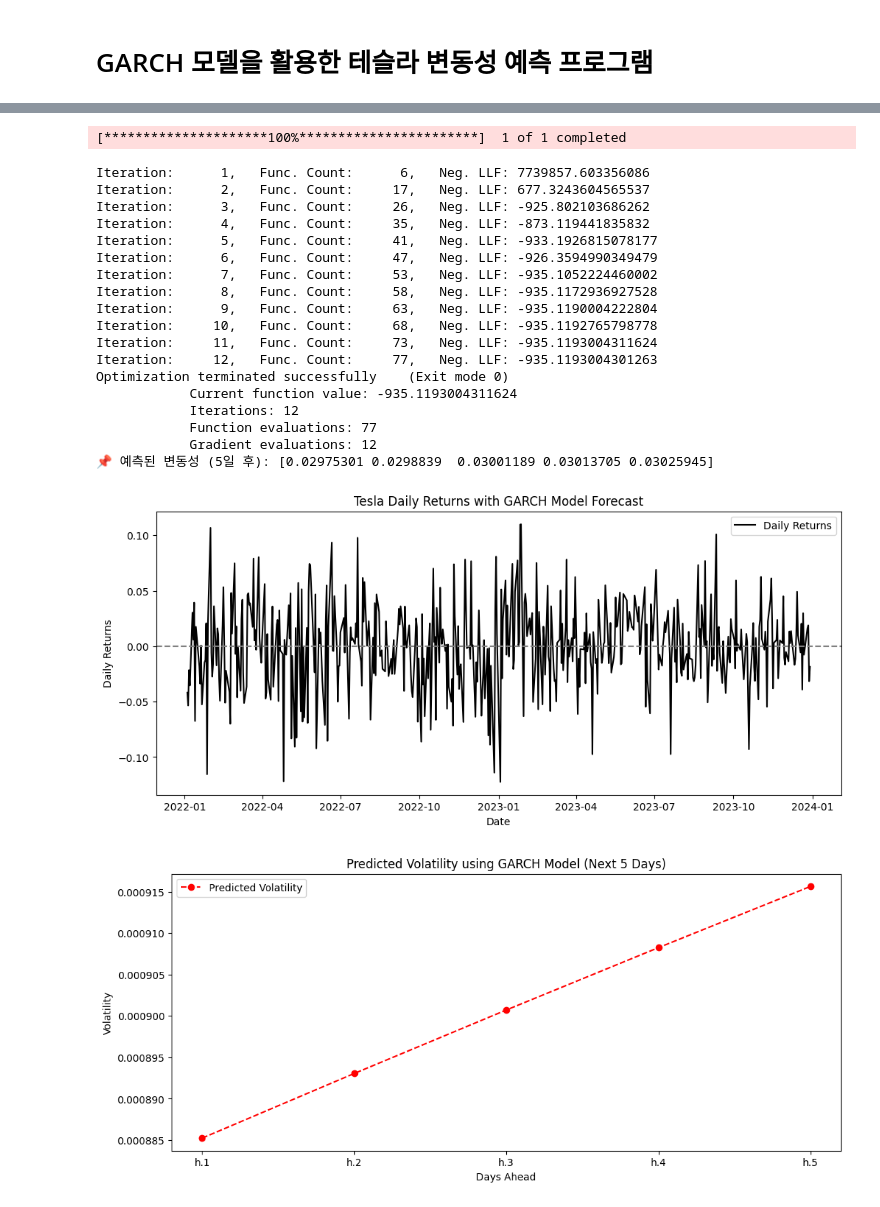
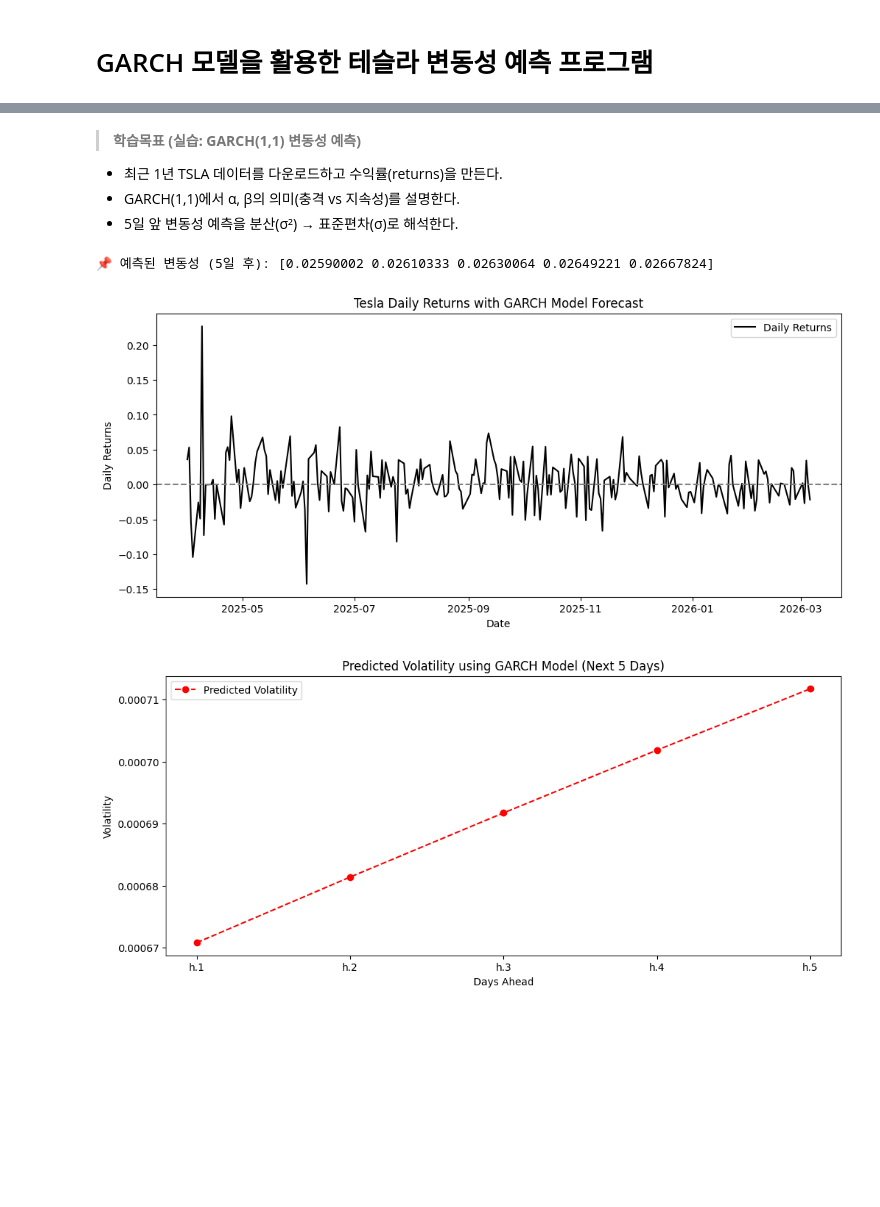
Before and after one commit to nhjung-phd/TimeSeriesAnalysis, a Jupyter notebook: notebooks/09_GARCH_volatility.ipynb, the cells around one changed output, grey strips where cells are left out. Saved outputs shown, nothing was run; the diff lists cells and outputs as text; code cells hidden in the pictures; blank space fills up the shorter version.

```diff
--- a/notebooks/09_GARCH_volatility.ipynb
+++ b/notebooks/09_GARCH_volatility.ipynb
@@ -21,3 +52,9 @@ Successfully installed arch-7.2.0
+# %% [markdown]
+> **학습목표 (실습: GARCH(1,1) 변동성 예측)**
+>
+- 최근 1년 TSLA 데이터를 다운로드하고 수익률(returns)을 만든다.
+- GARCH(1,1)에서 α, β의 의미(충격 vs 지속성)를 설명한다.
+- 5일 앞 변동성 예측을 분산(σ²) → 표준편차(σ)로 해석한다.
 # %%
 import numpy as np
 import pandas as pd
@@ -27,61 +64,46 @@ from arch import arch_model
 from sklearn.metrics import mean_squared_error
 
 # 📌 1️⃣ 테슬라(TSLA) 주가 데이터 다운로드 (최근 2년치)
-df = yf.download("TSLA", start="2022-01-01", end="2024-01-01")
+df = yf.download("TSLA", start="2025-03-30", end="2026-03-30", auto_adjust=True, progress=False)
 
 # 데이터프레임 변환
 df = df.reset_index()
 
 # 📌 2️⃣ 수익률(Returns) 계산
-df["Returns"] = df["Close"].pct_change().dropna()  # 로그 수익률 대신 단순 수익률 사용
+df["Returns"] = df["Close"].pct_change()  # 단순수익률(정렬 유지)
+df["Log_Returns"] = np.log(df["Close"]).diff()  # 로그수익률(선택)
+# 기본은 Returns를 사용하고, 필요하면 Log_Returns로 바꿔 실험하세요.
 
 # 📌 3️⃣ GARCH(1,1) 모델 학습
 model = arch_model(df["Returns"].dropna(), vol="Garch", p=1, q=1, rescale=False)
-model_fit = model.fit()
+model_fit = model.fit(disp="off")
 
 # 📌 4️⃣ 변동성 예측 (5일 후)
 forecast = model_fit.forecast(horizon=5)  # 5일 후 변동성 예측
 predicted_volatility = np.sqrt(forecast.variance.iloc[-1])  # 예측된 변동성
 
 print(f"📌 예측된 변동성 (5일 후): {predicted_volatility.values}")
 
 # 📌 5️⃣ 변동성 시각화
 plt.figure(figsize=(12, 5))
 plt.plot(df["Date"], df["Returns"], label="Daily Returns", color="black")
+# (첫 행은 NaN일 수 있어 시각적으로 문제 없지만, 필요하면 df.dropna() 후 그리세요.
 plt.axhline(y=0, color='gray', linestyle="--")
 plt.title("Tesla Daily Returns with GARCH Model Forecast")
 plt.xlabel("Date")
 plt.ylabel("Daily Returns")
 plt.legend()
 plt.show()
 
 # 📌 6️⃣ 예측된 변동성 시각화
 plt.figure(figsize=(12, 5))
 plt.plot(forecast.variance.iloc[-1], marker="o", linestyle="--", color="red", label="Predicted Volatility")
 plt.title("Predicted Volatility using GARCH Model (Next 5 Days)")
 plt.xlabel("Days Ahead")
 plt.ylabel("Volatility")
 plt.legend()
 plt.show()
 # %% [output]
-[*********************100%***********************]  1 of 1 completed
+📌 예측된 변동성 (5일 후): [0.02590002 0.02610333 0.02630064 0.02649221 0.02667824]
-Iteration:      1,   Func. Count:      6,   Neg. LLF: 7739857.603356086
-Iteration:      2,   Func. Count:     17,   Neg. LLF: 677.3243604565537
-Iteration:      3,   Func. Count:     26,   Neg. LLF: -925.802103686262
-Iteration:      4,   Func. Count:     35,   Neg. LLF: -873.119441835832
-Iteration:      5,   Func. Count:     41,   Neg. LLF: -933.1926815078177
-Iteration:      6,   Func. Count:     47,   Neg. LLF: -926.3594990349479
-Iteration:      7,   Func. Count:     53,   Neg. LLF: -935.1052224460002
-Iteration:      8,   Func. Count:     58,   Neg. LLF: -935.1172936927528
-Iteration:      9,   Func. Count:     63,   Neg. LLF: -935.1190004222804
-Iteration:     10,   Func. Count:     68,   Neg. LLF: -935.1192765798778
-Iteration:     11,   Func. Count:     73,   Neg. LLF: -935.1193004311624
-Iteration:     12,   Func. Count:     77,   Neg. LLF: -935.1193004301263
-Optimization terminated successfully    (Exit mode 0)
-            Current function value: -935.1193004311624
-            Iterations: 12
-            Function evaluations: 77
-            Gradient evaluations: 12
-📌 예측된 변동성 (5일 후): [0.02975301 0.0298839  0.03001189 0.03013705 0.03025945]
-[figure, old version]
+[figure, new version]
-[figure, old version]
+[figure, new version]
```
Also changed, not shown: parts of 6 cells of this notebook.
